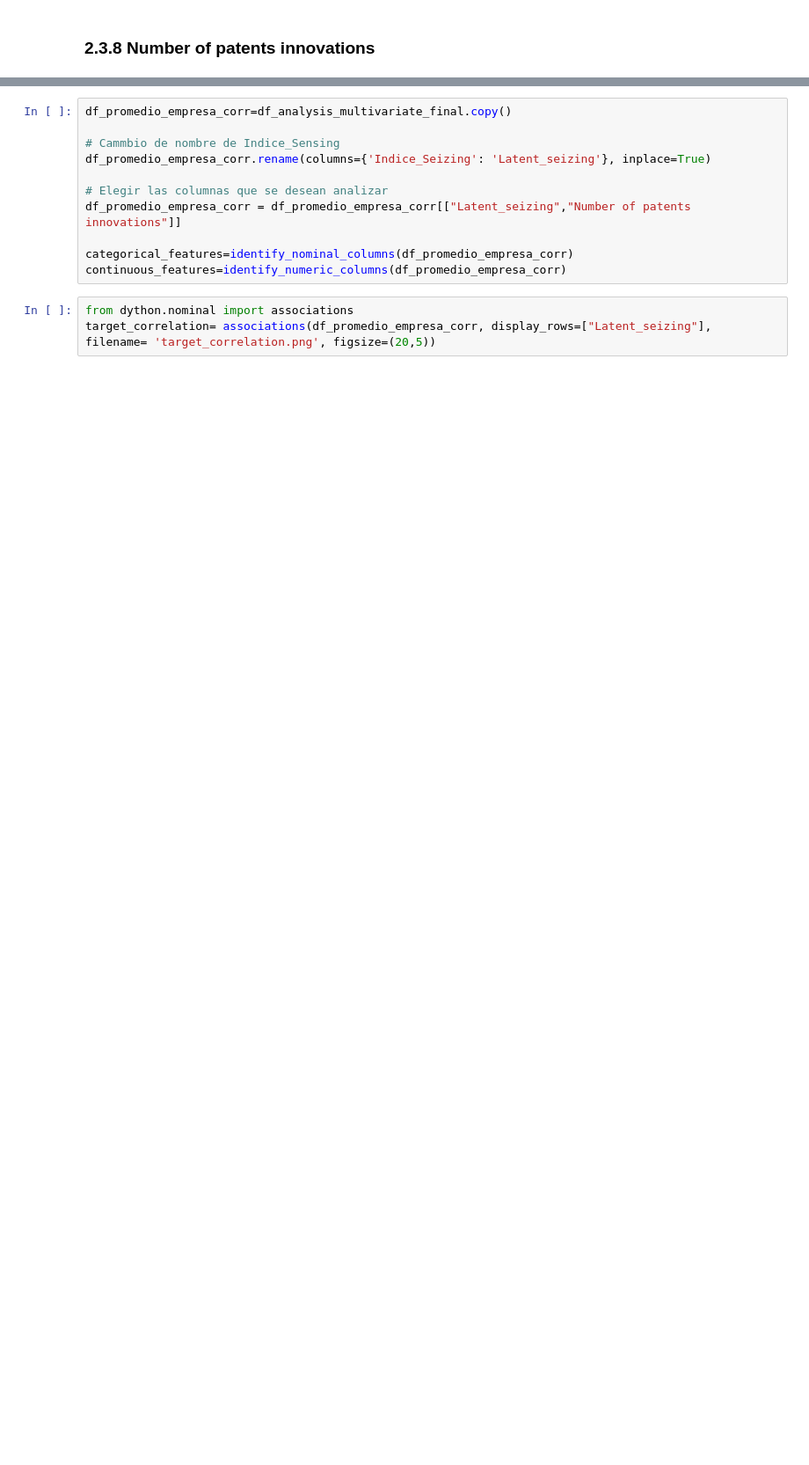
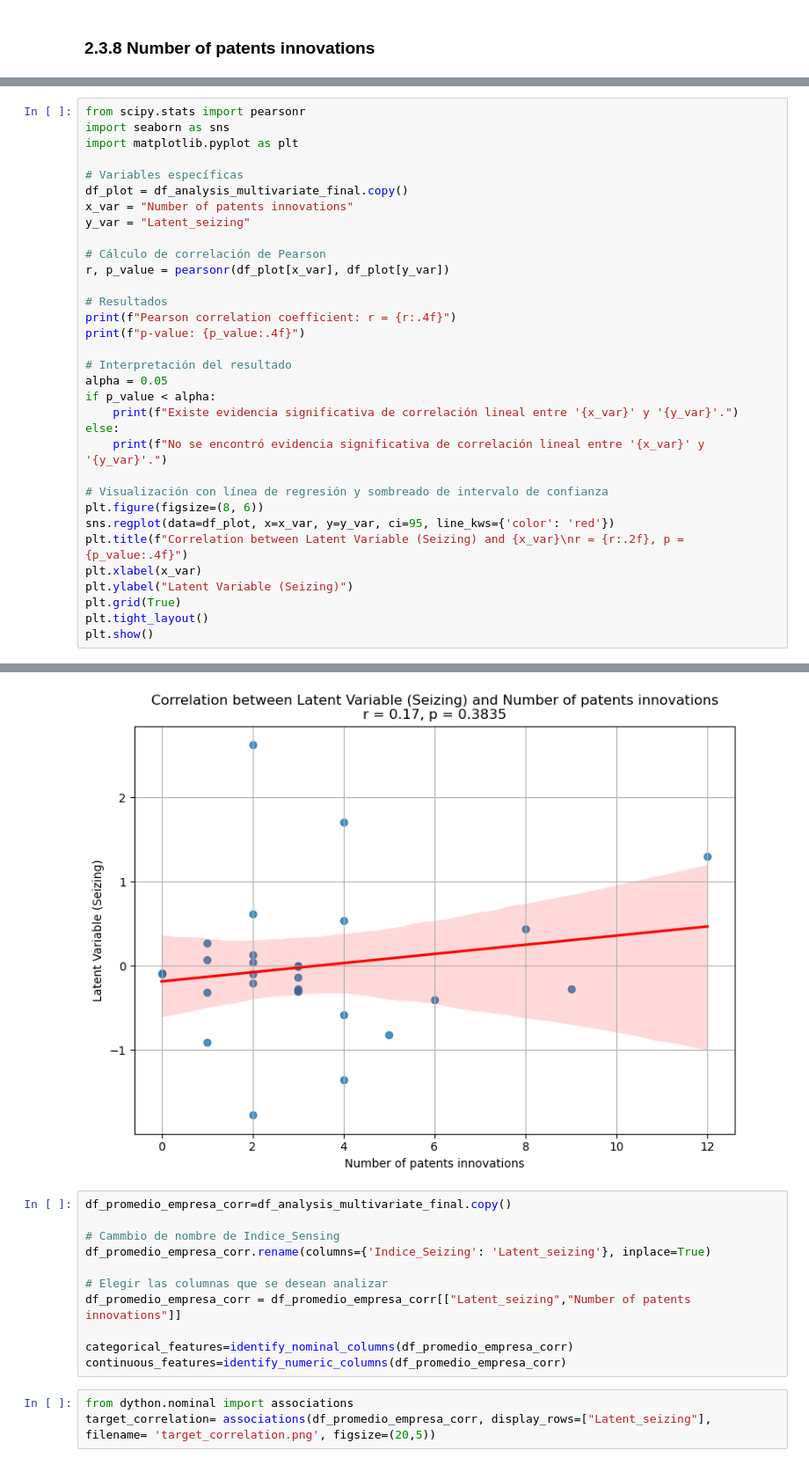
Before and after one commit to AlejaGuz/orange, a Jupyter notebook: Notebook_AFO_LFM_v4.ipynb, the cells around one changed output, grey strips where cells are left out. Shown at 88% size. Cells and saved outputs as stored; diff of their text form; blank space fills up the shorter version.

```diff
--- a/Notebook_AFO_LFM_v4.ipynb
+++ b/Notebook_AFO_LFM_v4.ipynb
@@ -2581,0 +2840,34 @@ plt.show()
+# %%
+from scipy.stats import pearsonr
+import seaborn as sns
+import matplotlib.pyplot as plt
+
+# Variables específicas
+df_plot = df_analysis_multivariate_final.copy()
+x_var = "Number of patents innovations"
+y_var = "Latent_seizing"
+
+# Cálculo de correlación de Pearson
+r, p_value = pearsonr(df_plot[x_var], df_plot[y_var])
+
+# Resultados
+print(f"Pearson correlation coefficient: r = {r:.4f}")
+print(f"p-value: {p_value:.4f}")
+
+# Interpretación del resultado
+alpha = 0.05
+if p_value < alpha:
+    print(f"Existe evidencia significativa de correlación lineal entre '{x_var}' y '{y_var}'.")
+else:
+    print(f"No se encontró evidencia significativa de correlación lineal entre '{x_var}' y '{y_var}'.")
+
+# Visualización con línea de regresión y sombreado de intervalo de confianza
+plt.figure(figsize=(8, 6))
+sns.regplot(data=df_plot, x=x_var, y=y_var, ci=95, line_kws={'color': 'red'})
+plt.title(f"Correlation between Latent Variable (Seizing) and {x_var}\nr = {r:.2f}, p = {p_value:.4f}")
+plt.xlabel(x_var)
+plt.ylabel("Latent Variable (Seizing)")
+plt.grid(True)
+plt.tight_layout()
+plt.show()
+# %% [output]
@@ -2582,3 +2877,4 @@ plt.show()
+[figure, added]
 # %%
 df_promedio_empresa_corr=df_analysis_multivariate_final.copy()
 
```
Also changed, not shown: parts of 102 cells of this notebook, 2 other files.
